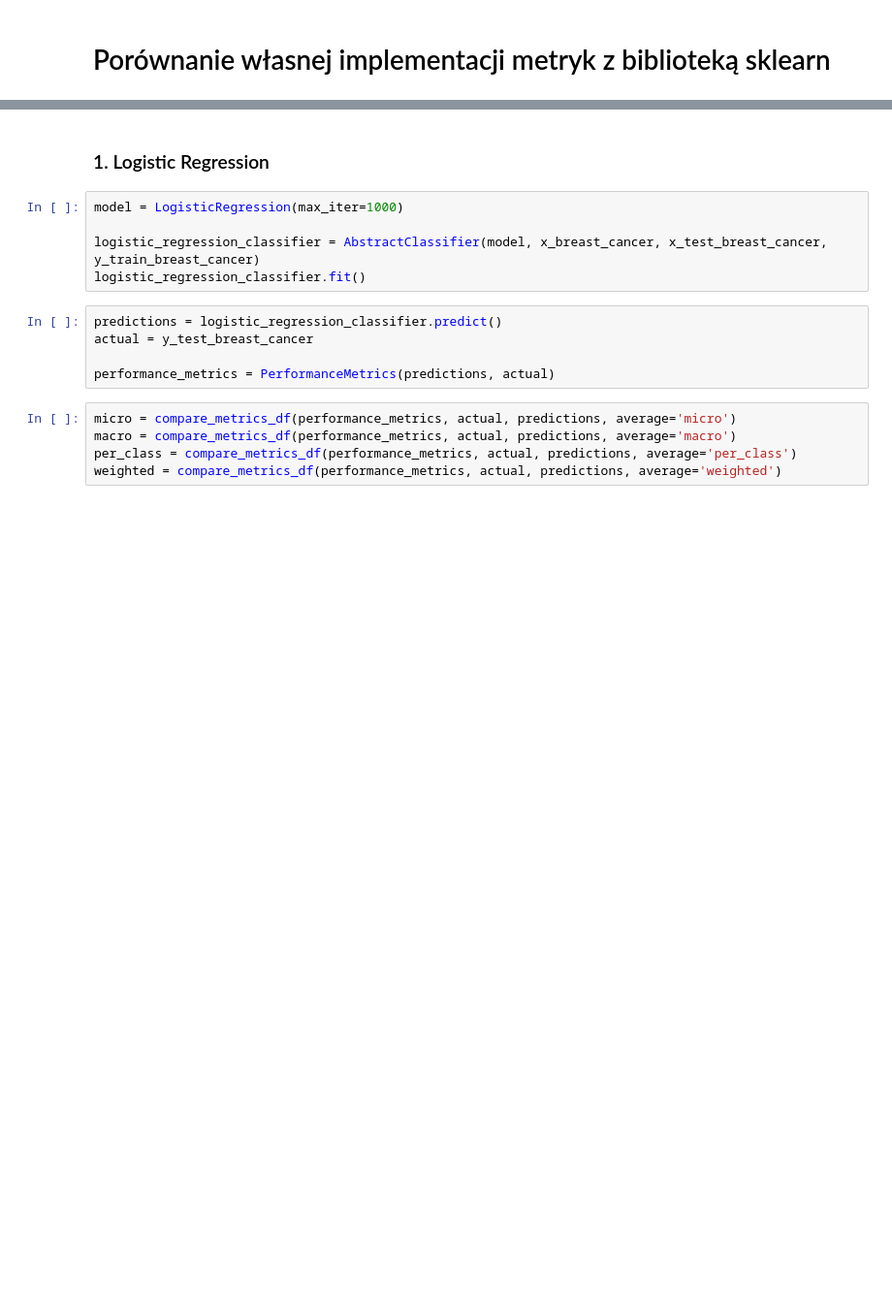
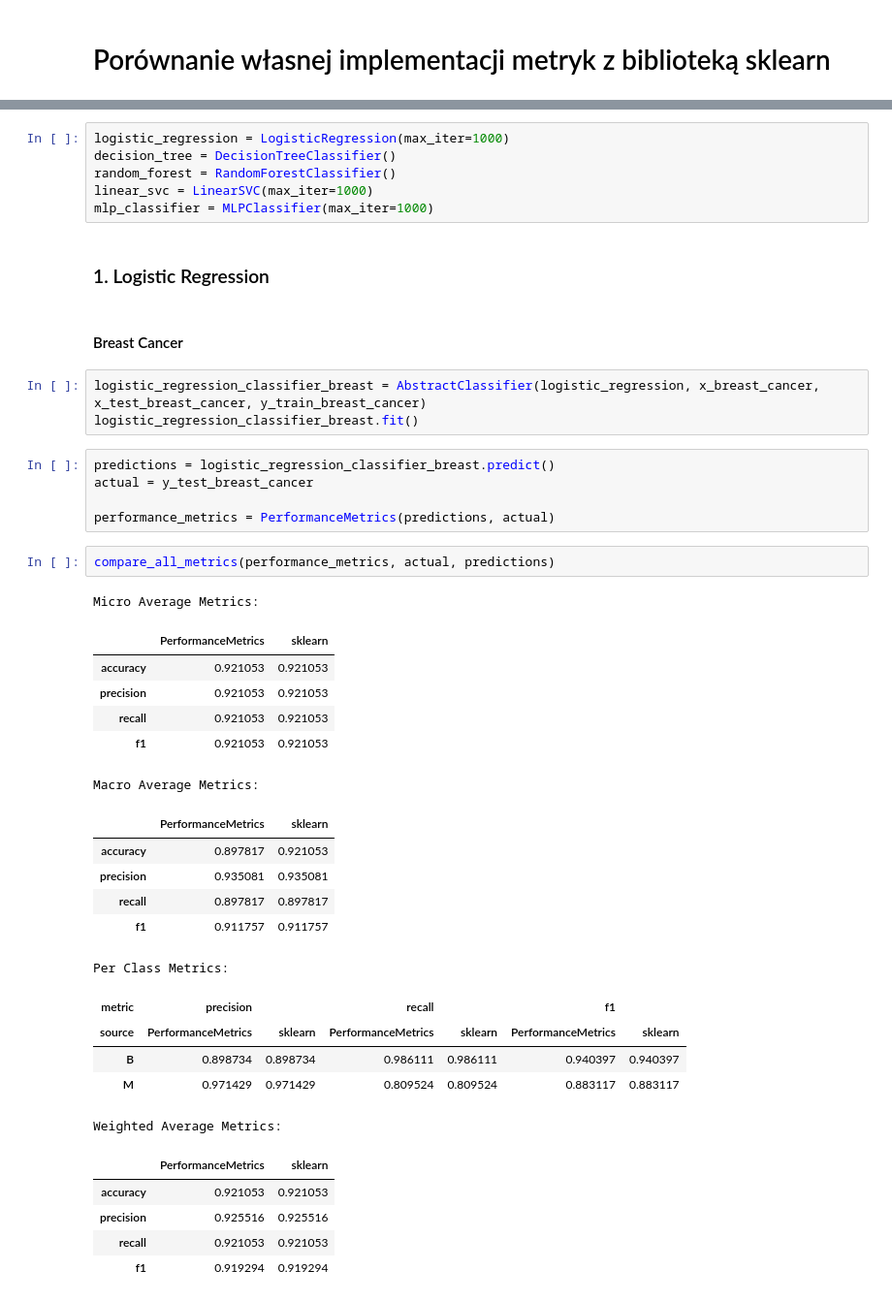
Before and after one commit to psiku/UMA---Techniki-oceny-klasyfikacji, a Jupyter notebook: notebooks/01-performance_metrics-tests.ipynb, the cells around one changed output, grey strips where cells are left out. Shown at 97% size. Drawn from its saved outputs; the diff is of its cells as text; blank space fills up the shorter version.

```diff
--- a/notebooks/01-performance_metrics-tests.ipynb
+++ b/notebooks/01-performance_metrics-tests.ipynb
@@ -99,17 +96,44 @@ def compare_metrics_df(
+# %%
+logistic_regression = LogisticRegression(max_iter=1000)
+decision_tree = DecisionTreeClassifier()
+random_forest = RandomForestClassifier()
+linear_svc = LinearSVC(max_iter=1000)
+mlp_classifier = MLPClassifier(max_iter=1000)
 # %% [markdown]
 ### 1. Logistic Regression
+# %% [markdown]
+#### Breast Cancer
 # %%
-model = LogisticRegression(max_iter=1000)
-
-logistic_regression_classifier = AbstractClassifier(model, x_breast_cancer, x_test_breast_cancer, y_train_breast_cancer)
-logistic_regression_classifier.fit()
+logistic_regression_classifier_breast = AbstractClassifier(logistic_regression, x_breast_cancer, x_test_breast_cancer, y_train_breast_cancer)
+logistic_regression_classifier_breast.fit()
 # %%
-predictions = logistic_regression_classifier.predict()
+predictions = logistic_regression_classifier_breast.predict()
 actual = y_test_breast_cancer
 
 performance_metrics = PerformanceMetrics(predictions, actual)
 # %%
-micro = compare_metrics_df(performance_metrics, actual, predictions, average='micro')
-macro = compare_metrics_df(performance_metrics, actual, predictions, average='macro')
-per_class = compare_metrics_df(performance_metrics, actual, predictions, average='per_class')
-weighted = compare_metrics_df(performance_metrics, actual, predictions, average='weighted')
+compare_all_metrics(performance_metrics, actual, predictions)
+# %% [output]
+Micro Average Metrics:
+|  | PerformanceMetrics | sklearn |
+| accuracy | 0.921053 | 0.921053 |
+| precision | 0.921053 | 0.921053 |
+| recall | 0.921053 | 0.921053 |
+| f1 | 0.921053 | 0.921053 |
+Macro Average Metrics:
+|  | PerformanceMetrics | sklearn |
+| accuracy | 0.897817 | 0.921053 |
+| precision | 0.935081 | 0.935081 |
+| recall | 0.897817 | 0.897817 |
+| f1 | 0.911757 | 0.911757 |
+Per Class Metrics:
+| metric | precision |  | recall |  | f1 |  |
+| source | PerformanceMetrics | sklearn | PerformanceMetrics | sklearn | PerformanceMetrics | sklearn |
+| B | 0.898734 | 0.898734 | 0.986111 | 0.986111 | 0.940397 | 0.940397 |
+| M | 0.971429 | 0.971429 | 0.809524 | 0.809524 | 0.883117 | 0.883117 |
+Weighted Average Metrics:
+|  | PerformanceMetrics | sklearn |
+| accuracy | 0.921053 | 0.921053 |
+| precision | 0.925516 | 0.925516 |
+| recall | 0.921053 | 0.921053 |
+| f1 | 0.919294 | 0.919294 |
```
Also changed, not shown: parts of 20 cells of this notebook, 2 other files.
